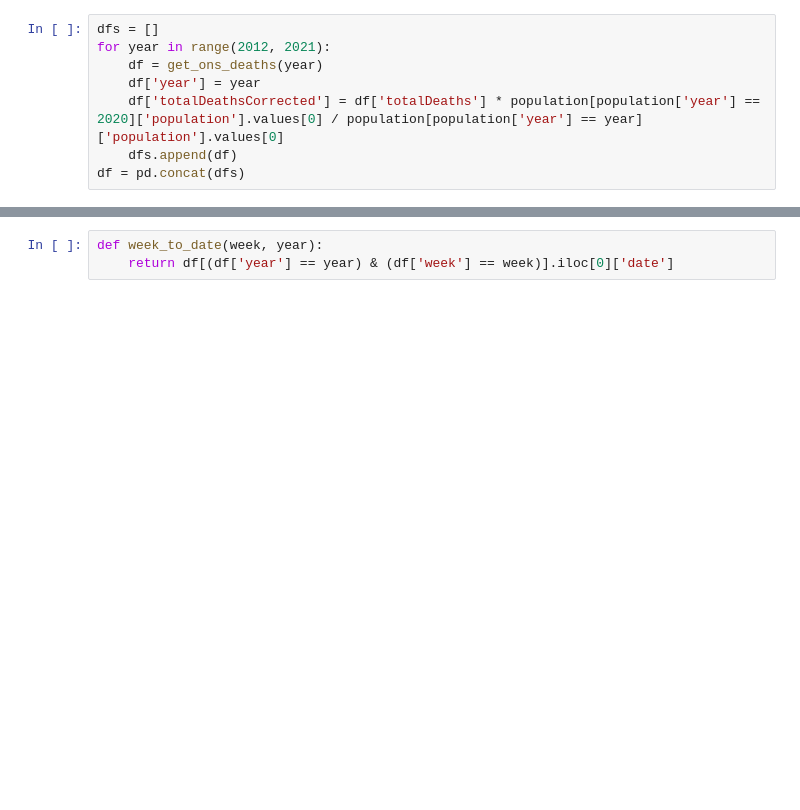
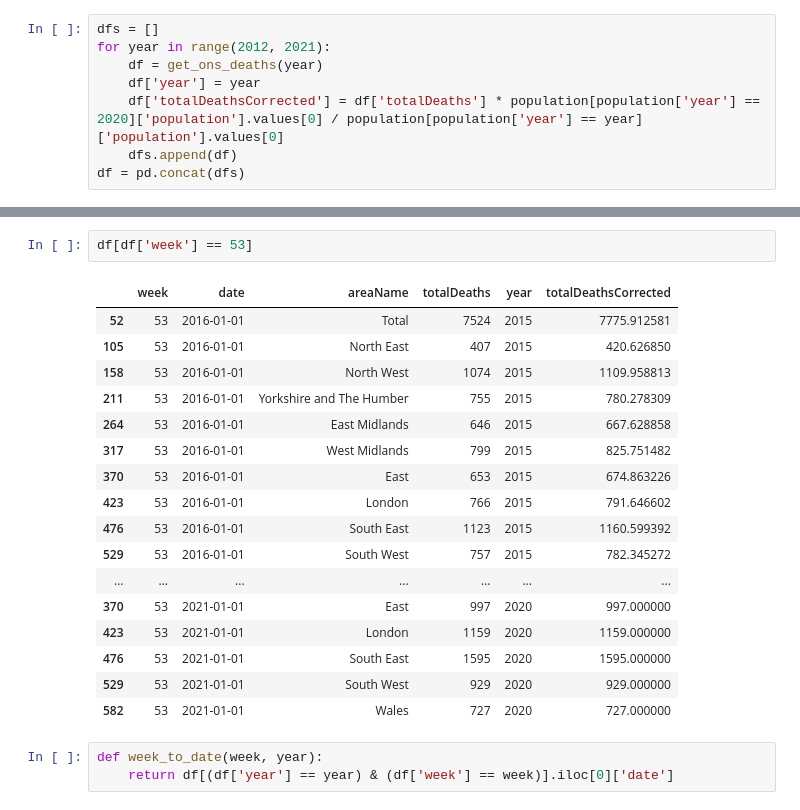
Before and after one commit to adammoss/covid, a Jupyter notebook: examples/all_cause_mortality.ipynb, the cells around one changed output, grey strips where cells are left out. Saved outputs shown, nothing was run; the diff lists cells and outputs as text; blank space fills up the shorter version.

```diff
--- a/examples/all_cause_mortality.ipynb
+++ b/examples/all_cause_mortality.ipynb
@@ -76,4 +76,24 @@ df
 5170 rows × 6 columns
+# %%
+df[df['week'] == 53]
+# %% [output]
+|  | week | date | areaName | totalDeaths | year | totalDeathsCorrected |
+| 52 | 53 | 2016-01-01 | Total | 7524 | 2015 | 7775.912581 |
+| 105 | 53 | 2016-01-01 | North East | 407 | 2015 | 420.626850 |
+| 158 | 53 | 2016-01-01 | North West | 1074 | 2015 | 1109.958813 |
+| 211 | 53 | 2016-01-01 | Yorkshire and The Humber | 755 | 2015 | 780.278309 |
+| 264 | 53 | 2016-01-01 | East Midlands | 646 | 2015 | 667.628858 |
+| 317 | 53 | 2016-01-01 | West Midlands | 799 | 2015 | 825.751482 |
+| 370 | 53 | 2016-01-01 | East | 653 | 2015 | 674.863226 |
+| 423 | 53 | 2016-01-01 | London | 766 | 2015 | 791.646602 |
+| 476 | 53 | 2016-01-01 | South East | 1123 | 2015 | 1160.599392 |
+| 529 | 53 | 2016-01-01 | South West | 757 | 2015 | 782.345272 |
+| ... | ... | ... | ... | ... | ... | ... |
+| 370 | 53 | 2021-01-01 | East | 997 | 2020 | 997.000000 |
+| 423 | 53 | 2021-01-01 | London | 1159 | 2020 | 1159.000000 |
+| 476 | 53 | 2021-01-01 | South East | 1595 | 2020 | 1595.000000 |
+| 529 | 53 | 2021-01-01 | South West | 929 | 2020 | 929.000000 |
+| 582 | 53 | 2021-01-01 | Wales | 727 | 2020 | 727.000000 |
 # %%
 def week_to_date(week, year):
     return df[(df['year'] == year) & (df['week'] == week)].iloc[0]['date']
```
Also changed, not shown: parts of 7 cells of this notebook, 15 other files.
